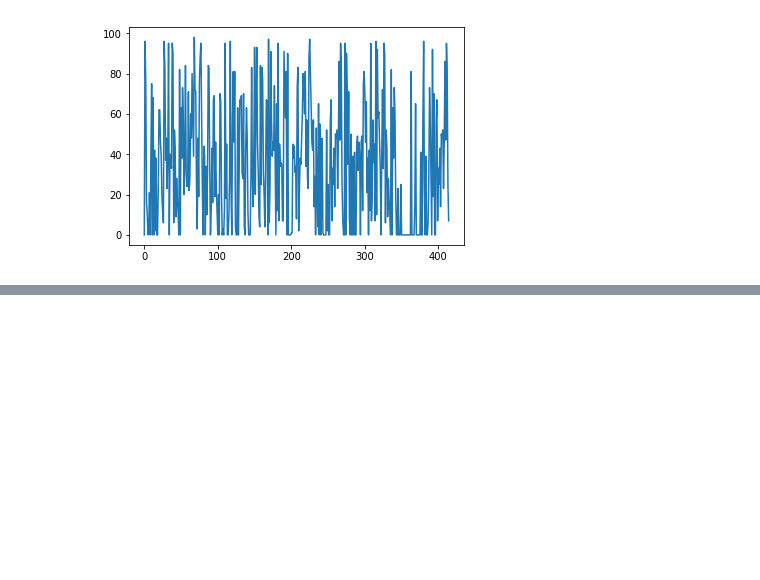
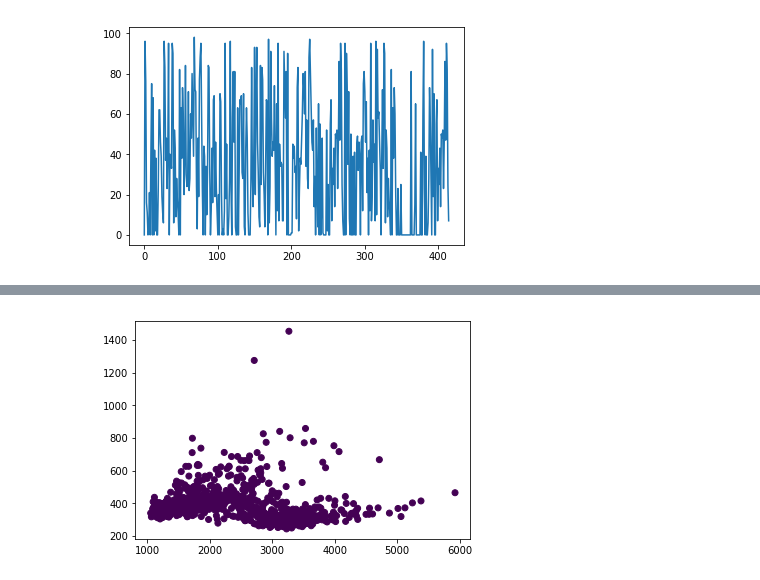
Before and after one commit to alenkran/ANES212_Seizure, a Jupyter notebook: STFT.ipynb, the cells around one changed output, grey strips where cells are left out. Cells and saved outputs as stored; diff of their text form; code cells hidden in the pictures; blank space fills up the shorter version.

Commit message:
Using energy

```diff
--- a/STFT.ipynb
+++ b/STFT.ipynb
@@ -121,3 +135,35 @@ df.as_matrix() #convert data frame to matrix
 df['seizure'] #get one
 df.iloc[0,0] #get a value in the data frame
 df.loc[df['seizure']==1] #all the rows/times with a seizure
+# %%
+def lowvshigh_energy(df)
+    from scipy.fftpack import fft
+    df = read_single_edf('chb01_14.edf')
+    y = df.as_matrix()[:,3:].T
+    seizure=df['seizure'].as_matrix()
+    # Number of sample points
+    N = len(y[0])
+    # sample spacing in seconds
+    T = 1.0/256
+    # Energy
+    lowE=[]
+    highE=[]
+    w=256*5 #size of window
+    for i in range(0,N/w):
+        low=[]
+        high=[]
+        for j in range(y.shape[0]):
+            signal=y[j,i*w:i*w+w]
+            yf = np.abs(fft(signal))
+            # frequency 0-128 Hz with w/2 points in total
+            # interested in 0-16Hz and 14-36Hz
+            l=np.mean(yf[0:np.floor(16.0/128*(w//2)).astype(int)])
+            h=np.mean(yf[np.floor(14.0/128*(w//2)).astype(int):np.floor(36.0/128*(w//2)).astype(int)])
+            low.append(l)
+            high.append(h)
+        lowE.append(np.mean(low))
+        highE.append(np.mean(high))
+    plt.scatter(lowE,highE,c=seizure[::w])
+    plt.show()
+# %% [output]
+[figure, added]
```
Also changed, not shown: parts of 9 cells of this notebook.
